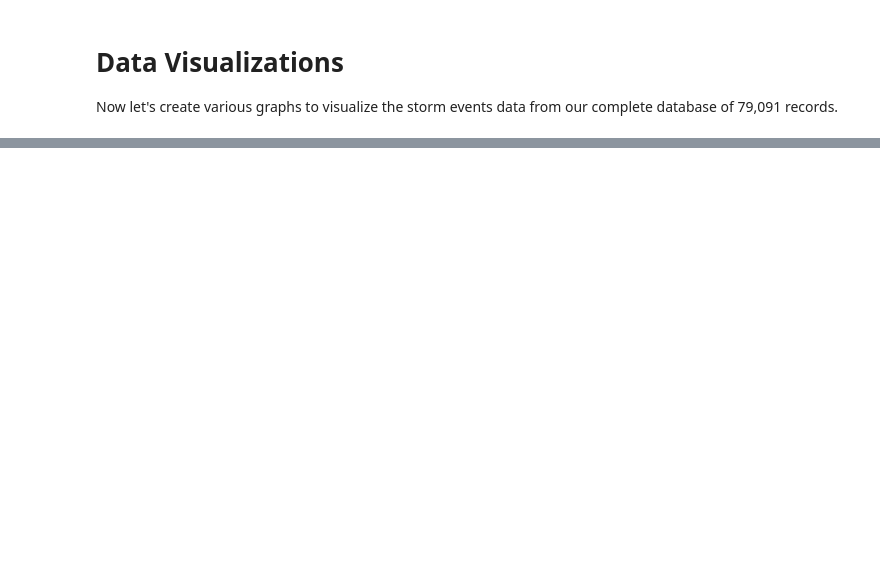
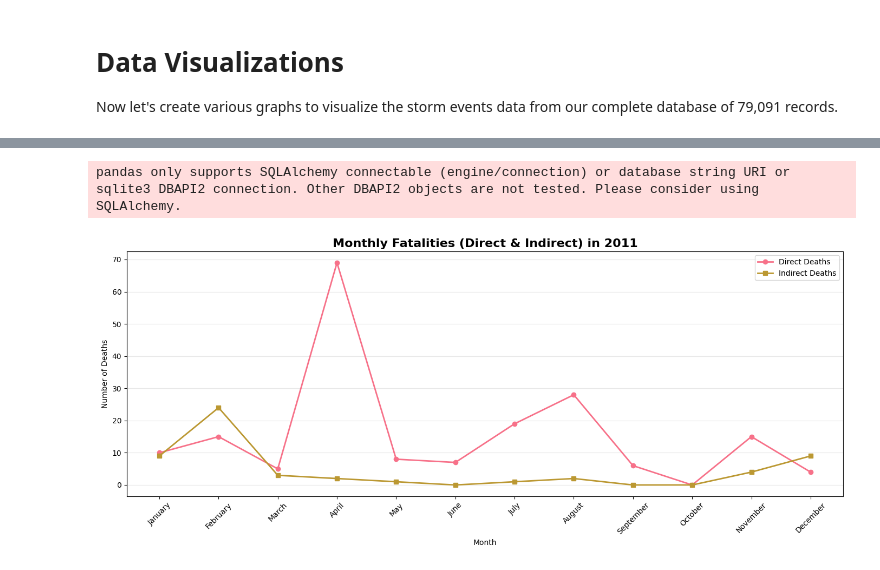
Before and after one commit to TribotCoder/Final-Project, a Jupyter notebook: cap4770_mysql.ipynb, the cells around one changed output, grey strips where cells are left out. Cells and saved outputs as stored; diff of their text form; code cells hidden in the pictures; blank space fills up the shorter version.

Commit message:
Added new graphs to analyze

```diff
--- a/cap4770_mysql.ipynb
+++ b/cap4770_mysql.ipynb
@@ -432,0 +464,38 @@ VERMONT: 572 events, $1,375,993,000 damage
+# %%
+# Show monthly fatalities (direct/indirect)
+import calendar
+
+query_fatalities_by_month = f"""
+SELECT
+    MONTH(STR_TO_DATE(BEGIN_DATE_TIME, '%d-%b-%y %H:%i:%s')) AS month_num,
+    SUM(DEATHS_DIRECT) AS direct_deaths,
+    SUM(DEATHS_INDIRECT) AS indirect_deaths
+FROM {storm_table_name}
+WHERE BEGIN_DATE_TIME IS NOT NULL
+GROUP BY month_num
+ORDER BY month_num
+"""
+
+fatalities_monthly = pd.read_sql(query_fatalities_by_month, conn)
+
+# Clean and plot
+fatalities_monthly = fatalities_monthly.dropna(subset=['month_num'])
+fatalities_monthly['month_num'] = fatalities_monthly['month_num'].astype(int)
+fatalities_monthly['month_name'] = fatalities_monthly['month_num'].apply(lambda m: calendar.month_name[m])
+
+plt.figure(figsize=(14, 6))
+plt.plot(fatalities_monthly['month_name'], fatalities_monthly['direct_deaths'],
+         marker='o', linewidth=2, label='Direct Deaths')
+plt.plot(fatalities_monthly['month_name'], fatalities_monthly['indirect_deaths'],
+         marker='s', linewidth=2, label='Indirect Deaths')
+plt.title('Monthly Fatalities (Direct & Indirect) in 2011', fontsize=16, fontweight='bold')
+plt.xlabel('Month')
+plt.ylabel('Number of Deaths')
+plt.xticks(rotation=45)
+plt.legend()
+plt.grid(axis='y', alpha=0.3)
+plt.tight_layout()
+plt.show()
+# %% [output]
+pandas only supports SQLAlchemy connectable (engine/connection) or database string URI or sqlite3 DBAPI2 connection. Other DBAPI2 objects are not tested. Please consider using SQLAlchemy.
+[figure, added]
```
Also changed, not shown: parts of 13 cells of this notebook.
